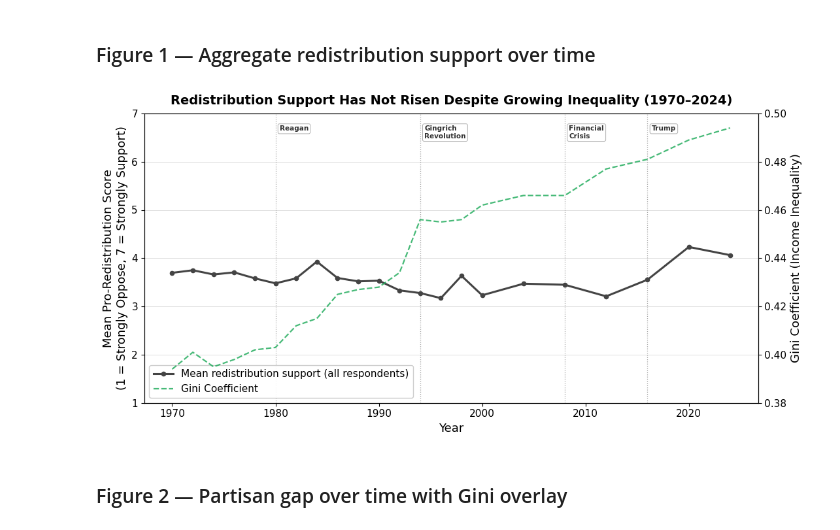
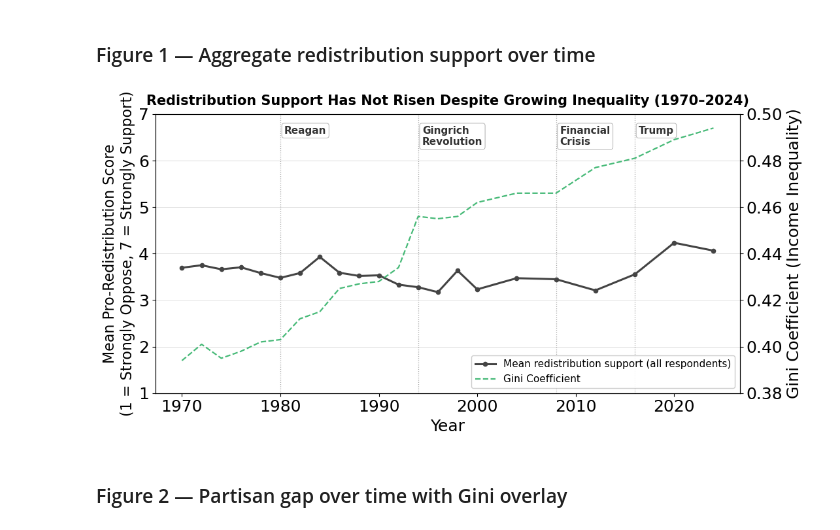
Before and after one commit to nnjaa2027/qss20-inequality-redistribution, a Jupyter notebook: code/03_visualize.ipynb, the cells around one changed output. Saved outputs shown, nothing was run; the diff lists cells and outputs as text; code cells hidden in the pictures.

```diff
--- a/code/03_visualize.ipynb
+++ b/code/03_visualize.ipynb
@@ -23,11 +23,11 @@ def decade(y):
 
 # shared style for event annotation text boxes
 LABEL_BOX = dict(boxstyle='round,pad=0.25', facecolor='white', edgecolor='#aaaaaa', linewidth=0.7, alpha=0.92)
-LABEL_KW  = dict(fontsize=7.5, fontweight='bold', color='#333333', bbox=LABEL_BOX, va='top')
+LABEL_KW  = dict(fontsize=11, fontweight='bold', color='#333333', bbox=LABEL_BOX, va='top')
 
 # shared style for data annotation boxes (gap labels etc.)
 DATA_BOX = dict(boxstyle='round,pad=0.25', facecolor='white', edgecolor='#aaaaaa', linewidth=0.7, alpha=0.92)
-DATA_KW  = dict(fontsize=8.5, fontweight='bold', color='#333333', bbox=DATA_BOX)
+DATA_KW  = dict(fontsize=11, fontweight='bold', color='#333333', bbox=DATA_BOX)
 
 events = {1980:'Reagan', 1994:'Gingrich\nRevolution', 2008:'Financial\nCrisis', 2016:'Trump'}
 # %% [output]
@@ -39,39 +39,39 @@ years missing Gini match:  0
 # %%
 agg = (df.groupby('year')['redist']
          .mean().reset_index()
          .merge(gini_df, on='year', how='left'))
 
 fig, ax1 = plt.subplots(figsize=(11, 5.5))
 ax1.plot(agg['year'], agg['redist'], color='#444444', lw=2.2, marker='o', ms=4.5,
          label='Mean redistribution support (all respondents)')
-ax1.set_ylabel("Mean Pro-Redistribution Score\n(1 = Strongly Oppose, 7 = Strongly Support)", fontsize=13)
+ax1.set_ylabel("Mean Pro-Redistribution Score\n(1 = Strongly Oppose, 7 = Strongly Support)", fontsize=16)
 ax1.set_ylim(1, 7)
-ax1.set_xlabel("Year", fontsize=13)
-ax1.tick_params(axis='both', labelsize=11)
+ax1.set_xlabel("Year", fontsize=18)
+ax1.tick_params(axis='both', labelsize=18)
 ax1.yaxis.grid(True, color='#dddddd', lw=0.7, zorder=0)
 ax1.set_axisbelow(True)
 
 ax2 = ax1.twinx()
 ax2.plot(agg['year'], agg['gini'], color='#27ae60', lw=1.6, ls='--', alpha=0.85, label='Gini Coefficient')
-ax2.set_ylabel("Gini Coefficient (Income Inequality)", fontsize=13)
+ax2.set_ylabel("Gini Coefficient (Income Inequality)", fontsize=18)
 ax2.set_ylim(0.38, 0.50)
-ax2.tick_params(axis='y', labelsize=11)
+ax2.tick_params(axis='y', labelsize=18)
 
 for yr, label in events.items():
     ax1.axvline(yr, color='#aaaaaa', lw=0.9, ls=':', zorder=1)
     ax1.text(yr + 0.4, 6.75, label, **LABEL_KW, ha='left')
 
 lines1, labels1 = ax1.get_legend_handles_labels()
 lines2, labels2 = ax2.get_legend_handles_labels()
-ax1.legend(lines1 + lines2, labels1 + labels2, loc='lower left', fontsize=11,
+ax1.legend(lines1 + lines2, labels1 + labels2, loc='lower right', fontsize=11,
            framealpha=0.95, edgecolor='#cccccc')
 ax1.set_title("Redistribution Support Has Not Risen Despite Growing Inequality (1970–2024)",
-              fontsize=14, fontweight='bold', pad=10)
+              fontsize=15, fontweight='bold', pad=10)
 plt.tight_layout()
 plt.savefig("../output/viz1_aggregate_redist.png", dpi=150, bbox_inches='tight')
 plt.show()
 # %% [output]
-[figure, old version]
+[figure, new version]
 # %% [markdown]
 ### Figure 2 — Partisan gap over time with Gini overlay
 # %%
```
Also changed, not shown: parts of 4 cells of this notebook, 5 other files.
